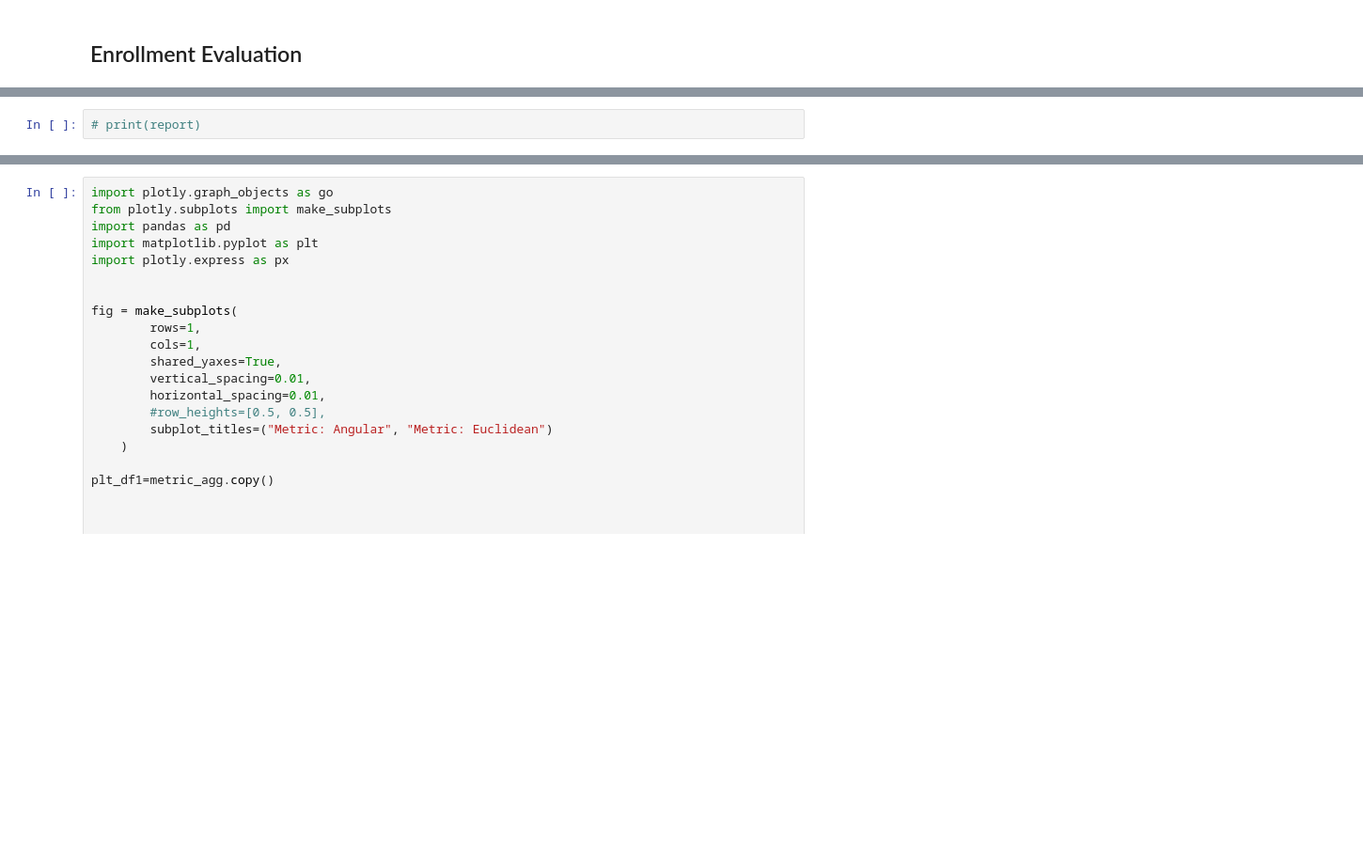
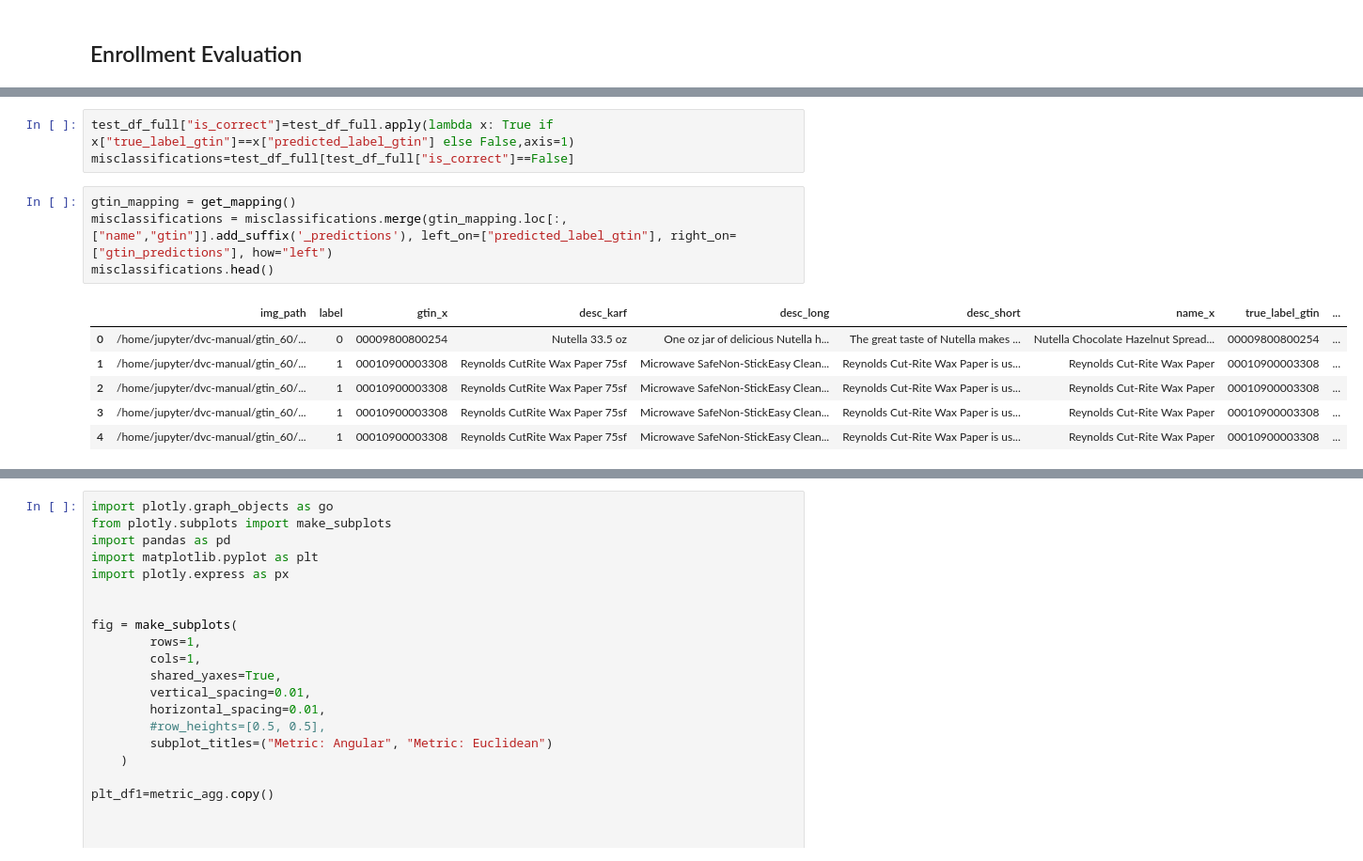
Before and after one commit to GSav90/train-CLIP-FT, a Jupyter notebook: CLIP.ipynb, the cells around one changed output, grey strips where cells are left out. Shown at 94% size. Cells and saved outputs as stored; diff of their text form; blank space fills up the shorter version.

```diff
--- a/CLIP.ipynb
+++ b/CLIP.ipynb
@@ -138,2 +249,14 @@ for enrollment_size in range(90,91):
 # %%
-# print(report)
+test_df_full["is_correct"]=test_df_full.apply(lambda x: True if x["true_label_gtin"]==x["predicted_label_gtin"] else False,axis=1)
+misclassifications=test_df_full[test_df_full["is_correct"]==False]
+# %%
+gtin_mapping = get_mapping()
+misclassifications = misclassifications.merge(gtin_mapping.loc[:,["name","gtin"]].add_suffix('_predictions'), left_on=["predicted_label_gtin"], right_on=["gtin_predictions"], how="left")
+misclassifications.head()
+# %% [output]
+|  | img_path | label | gtin_x | desc_karf | desc_long | desc_short | name_x | true_label_gtin | ... |
+| 0 | /home/jupyter/dvc-manual/gtin_60/... | 0 | 00009800800254 | Nutella 33.5 oz | One oz jar of delicious Nutella h... | The great taste of Nutella makes ... | Nutella Chocolate Hazelnut Spread... | 00009800800254 | ... |
+| 1 | /home/jupyter/dvc-manual/gtin_60/... | 1 | 00010900003308 | Reynolds CutRite Wax Paper 75sf | Microwave SafeNon-StickEasy Clean... | Reynolds Cut-Rite Wax Paper is us... | Reynolds Cut-Rite Wax Paper | 00010900003308 | ... |
+| 2 | /home/jupyter/dvc-manual/gtin_60/... | 1 | 00010900003308 | Reynolds CutRite Wax Paper 75sf | Microwave SafeNon-StickEasy Clean... | Reynolds Cut-Rite Wax Paper is us... | Reynolds Cut-Rite Wax Paper | 00010900003308 | ... |
+| 3 | /home/jupyter/dvc-manual/gtin_60/... | 1 | 00010900003308 | Reynolds CutRite Wax Paper 75sf | Microwave SafeNon-StickEasy Clean... | Reynolds Cut-Rite Wax Paper is us... | Reynolds Cut-Rite Wax Paper | 00010900003308 | ... |
+| 4 | /home/jupyter/dvc-manual/gtin_60/... | 1 | 00010900003308 | Reynolds CutRite Wax Paper 75sf | Microwave SafeNon-StickEasy Clean... | Reynolds Cut-Rite Wax Paper is us... | Reynolds Cut-Rite Wax Paper | 00010900003308 | ... |
```
Also changed, not shown: parts of 6 cells of this notebook, 5 other files.
